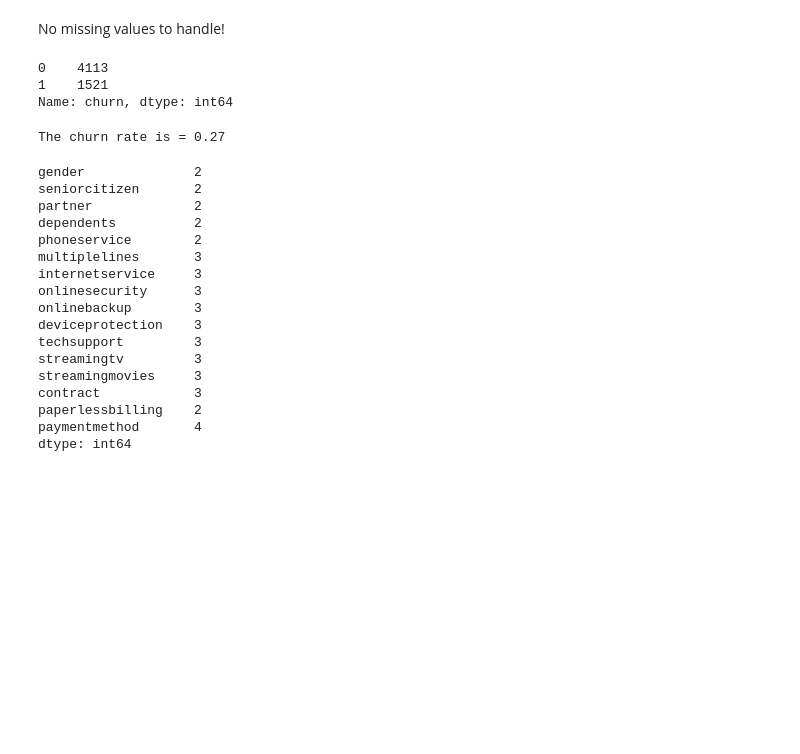
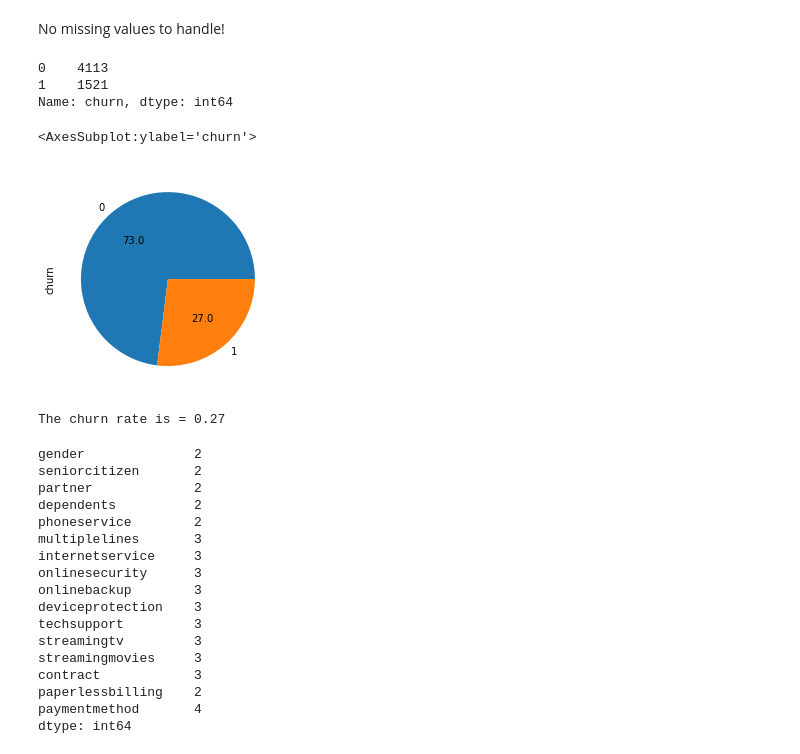
Before and after one commit to alexcaicedo/ml-zoomcamp, a Jupyter notebook: 04_classification_metrics/notes.ipynb, the cells around one changed output. Cells and saved outputs as stored; diff of their text form; code cells hidden in the pictures; blank space fills up the shorter version.

```diff
--- a/04_classification_metrics/notes.ipynb
+++ b/04_classification_metrics/notes.ipynb
@@ -193,6 +195,11 @@ df_train_full["churn"].value_counts()
 0    4113
 1    1521
 Name: churn, dtype: int64
+# %%
+df_train_full["churn"].value_counts().plot.pie(autopct="%.1f")
+# %% [output]
+<AxesSubplot:ylabel='churn'>
+[figure, added]
 # %%
 # Estimating churn rate
 global_cr = df_train_full["churn"].mean()
```
Also changed, not shown: parts of 16 cells of this notebook.
